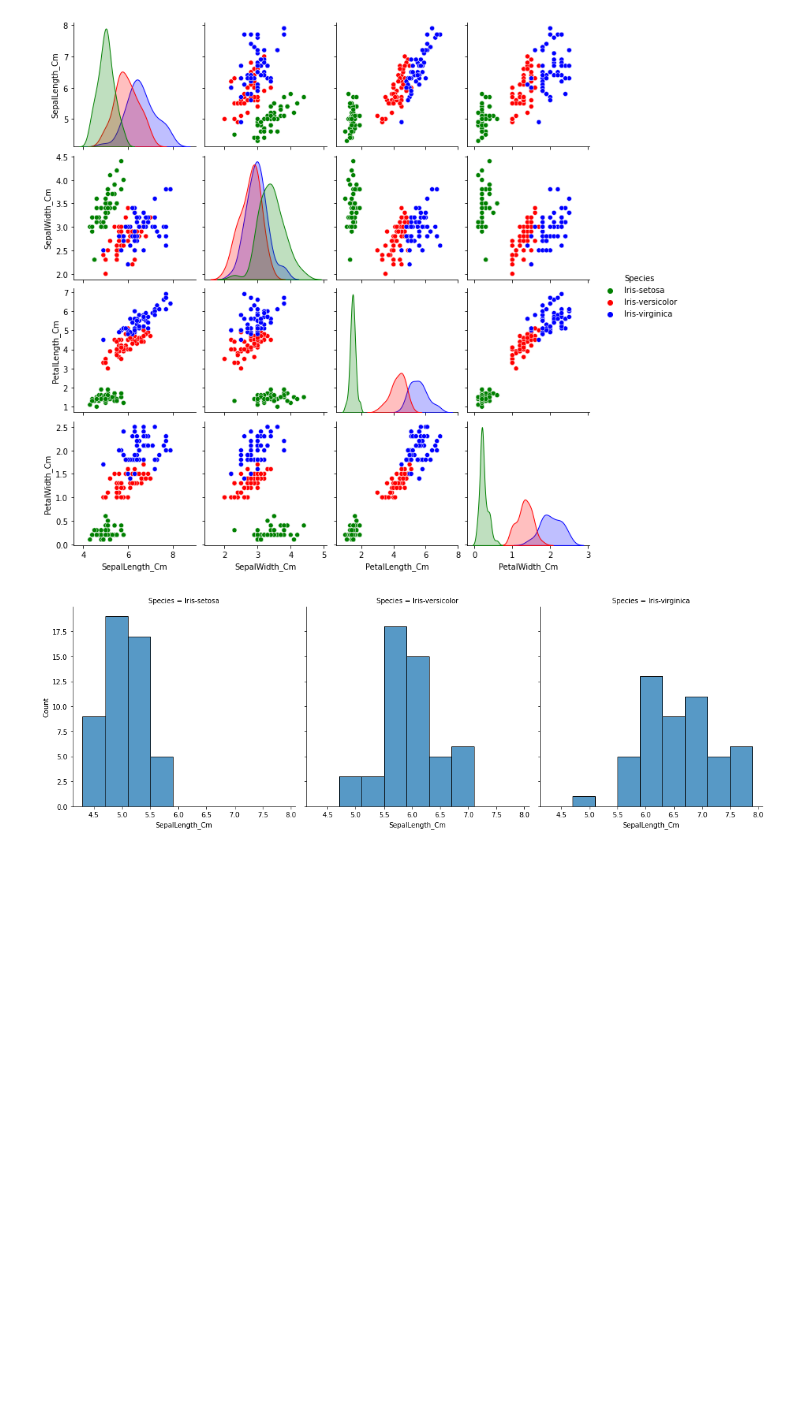
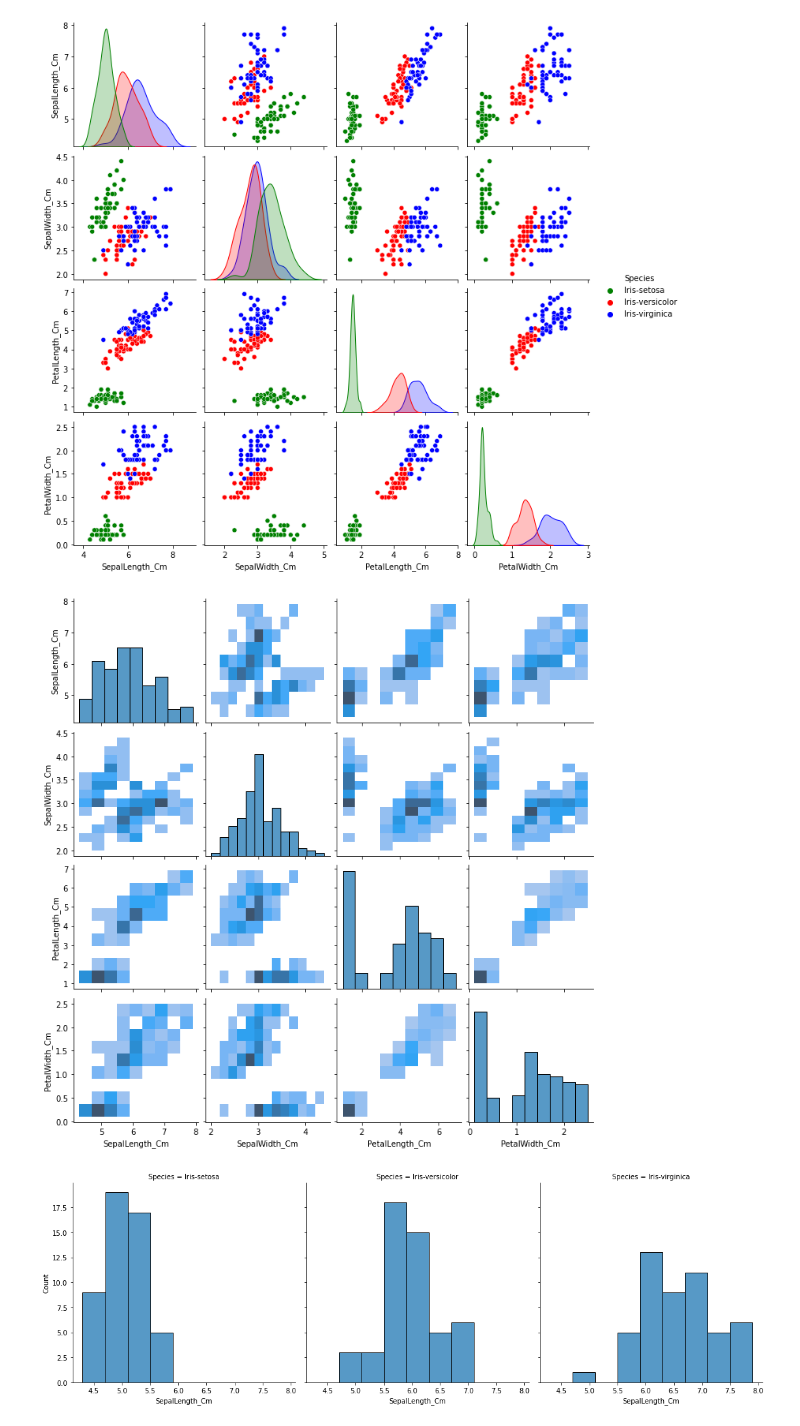
Before and after one commit to splitcomma/pands-project, a Jupyter notebook: analysis.ipynb, the cells around one changed output. Drawn from its saved outputs; the diff is of its cells as text; code cells hidden in the pictures; blank space fills up the shorter version.

```diff
--- a/analysis.ipynb
+++ b/analysis.ipynb
@@ -158,4 +160,10 @@ sns.pairplot(data=irisData, hue="Species", palette=["green", "red", "blue"])
 plt.savefig("images\pair_plot.png")
 # %% [output]
 [figure]
+# %%
+# histplot() to draw both bivariate and univariate histograms:
+sns.pairplot(irisData, kind="hist")
+plt.savefig("images\pair_hist.png")
+# %% [output]
+[figure, added]
 # %%
```
Also changed, not shown: parts of 7 cells of this notebook, 11 other files.
